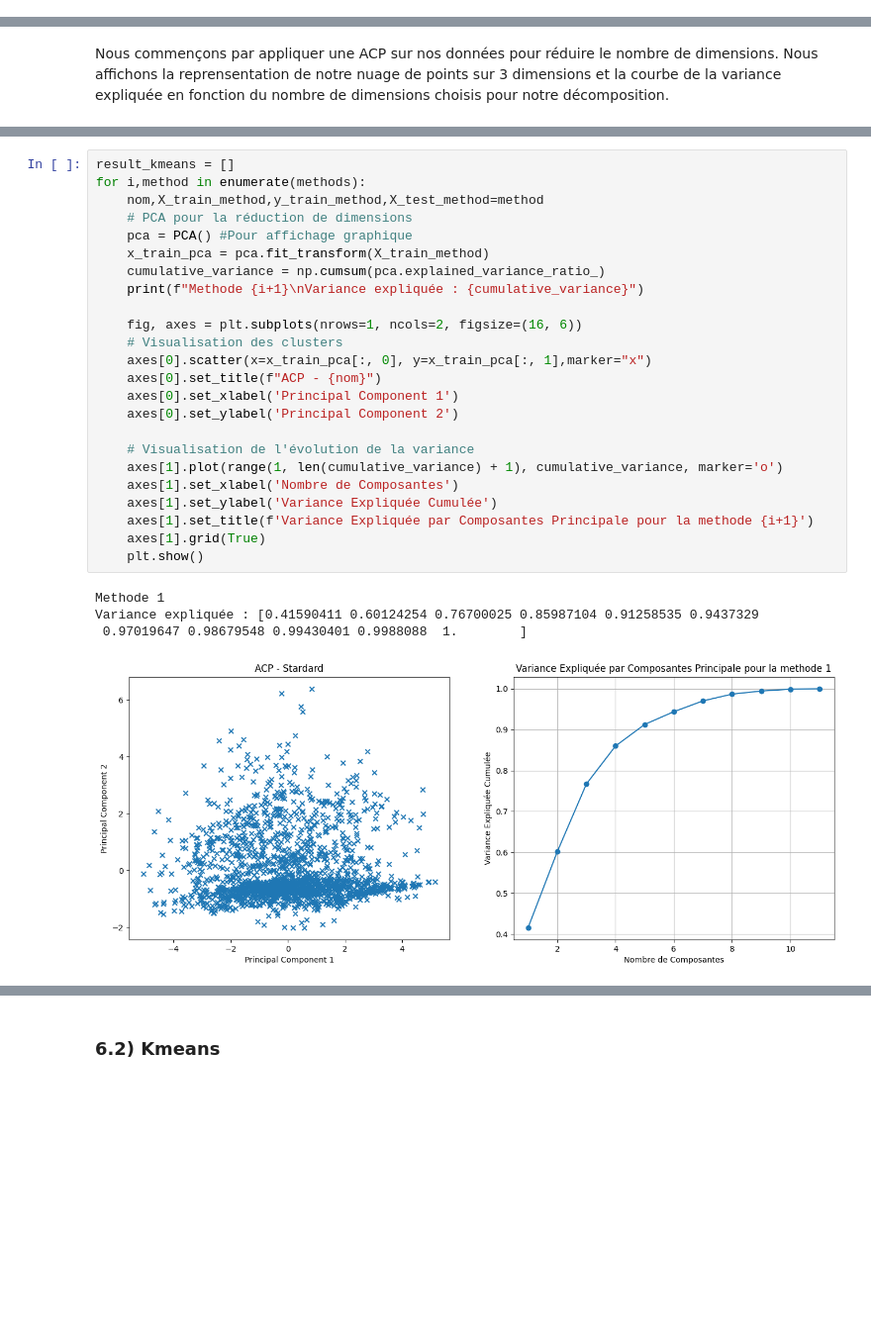
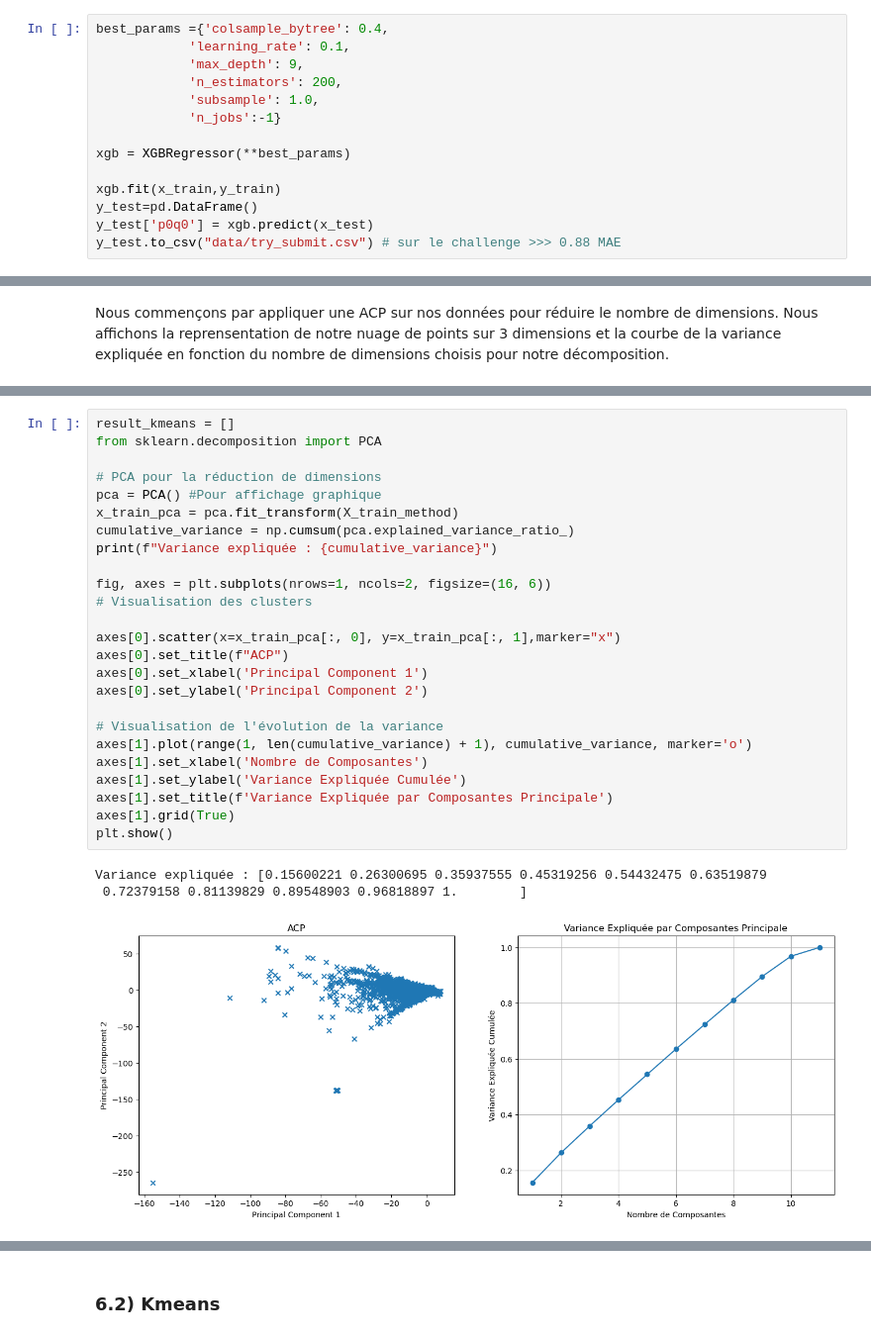
Before and after one commit to lincecile/Projet_Machine_Learning, a Jupyter notebook: Projet_v1.ipynb, the cells around one changed output, grey strips where cells are left out. Shown at 99% size. Saved outputs shown, nothing was run; the diff lists cells and outputs as text; blank space fills up the shorter version.

```diff
--- a/Projet_v1.ipynb
+++ b/Projet_v1.ipynb
@@ -773,3 +810,17 @@ Hyperparamètres optimaux :
+# %%
+best_params ={'colsample_bytree': 0.4,
+            'learning_rate': 0.1,
+            'max_depth': 9,
+            'n_estimators': 200,
+            'subsample': 1.0,
+            'n_jobs':-1}
+
+xgb = XGBRegressor(**best_params)
+
+xgb.fit(x_train,y_train)
+y_test=pd.DataFrame()
+y_test['p0q0'] = xgb.predict(x_test)
+y_test.to_csv("data/try_submit.csv") # sur le challenge >>> 0.88 MAE
 # %% [markdown]
 ## 5) Benchmark
 # %% [markdown]
@@ -878,31 +937,31 @@ methods = [("Stardard",X_train_3,y_train_3,X_test_3)]
 # %%
 result_kmeans = []
-for i,method in enumerate(methods):
-    nom,X_train_method,y_train_method,X_test_method=method
-    # PCA pour la réduction de dimensions
-    pca = PCA() #Pour affichage graphique
-    x_train_pca = pca.fit_transform(X_train_method)
-    cumulative_variance = np.cumsum(pca.explained_variance_ratio_)
-    print(f"Methode {i+1}\nVariance expliquée : {cumulative_variance}")
+from sklearn.decomposition import PCA
 
-    fig, axes = plt.subplots(nrows=1, ncols=2, figsize=(16, 6))
-    # Visualisation des clusters
-    axes[0].scatter(x=x_train_pca[:, 0], y=x_train_pca[:, 1],marker="x")
-    axes[0].set_title(f"ACP - {nom}")
-    axes[0].set_xlabel('Principal Component 1')
-    axes[0].set_ylabel('Principal Component 2')
+# PCA pour la réduction de dimensions
+pca = PCA() #Pour affichage graphique
+x_train_pca = pca.fit_transform(X_train_method)
+cumulative_variance = np.cumsum(pca.explained_variance_ratio_)
+print(f"Variance expliquée : {cumulative_variance}")
 
-    # Visualisation de l'évolution de la variance
-    axes[1].plot(range(1, len(cumulative_variance) + 1), cumulative_variance, marker='o')
-    axes[1].set_xlabel('Nombre de Composantes')
-    axes[1].set_ylabel('Variance Expliquée Cumulée')
-    axes[1].set_title(f'Variance Expliquée par Composantes Principale pour la methode {i+1}')
-    axes[1].grid(True)
-    plt.show()
+fig, axes = plt.subplots(nrows=1, ncols=2, figsize=(16, 6))
+# Visualisation des clusters
+
+axes[0].scatter(x=x_train_pca[:, 0], y=x_train_pca[:, 1],marker="x")
+axes[0].set_title(f"ACP")
+axes[0].set_xlabel('Principal Component 1')
+axes[0].set_ylabel('Principal Component 2')
+
+# Visualisation de l'évolution de la variance
+axes[1].plot(range(1, len(cumulative_variance) + 1), cumulative_variance, marker='o')
+axes[1].set_xlabel('Nombre de Composantes')
+axes[1].set_ylabel('Variance Expliquée Cumulée')
+axes[1].set_title(f'Variance Expliquée par Composantes Principale')
+axes[1].grid(True)
+plt.show()
 # %% [output]
-Methode 1
-Variance expliquée : [0.41590411 0.60124254 0.76700025 0.85987104 0.91258535 0.9437329
- 0.97019647 0.98679548 0.99430401 0.9988088  1.        ]
+Variance expliquée : [0.15600221 0.26300695 0.35937555 0.45319256 0.54432475 0.63519879
+ 0.72379158 0.81139829 0.89548903 0.96818897 1.        ]
-[figure, old version]
+[figure, new version]
 # %% [markdown]
 Observations :
```
Also changed, not shown: parts of 55 cells of this notebook, 2 other files.
